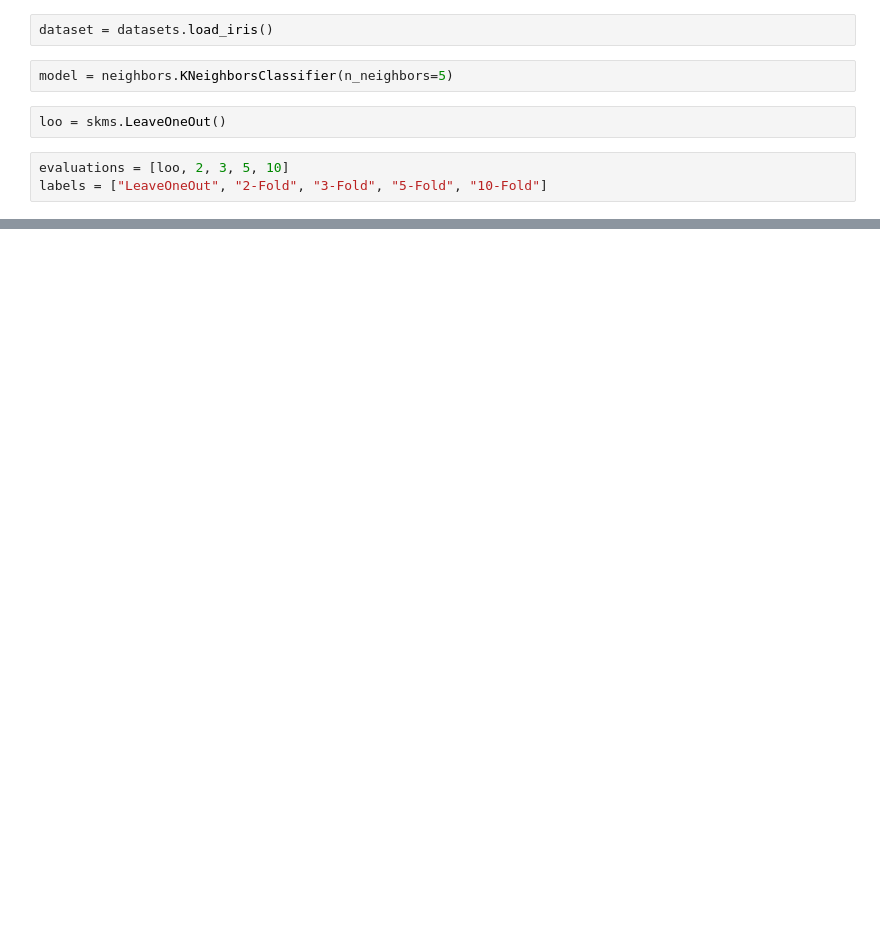
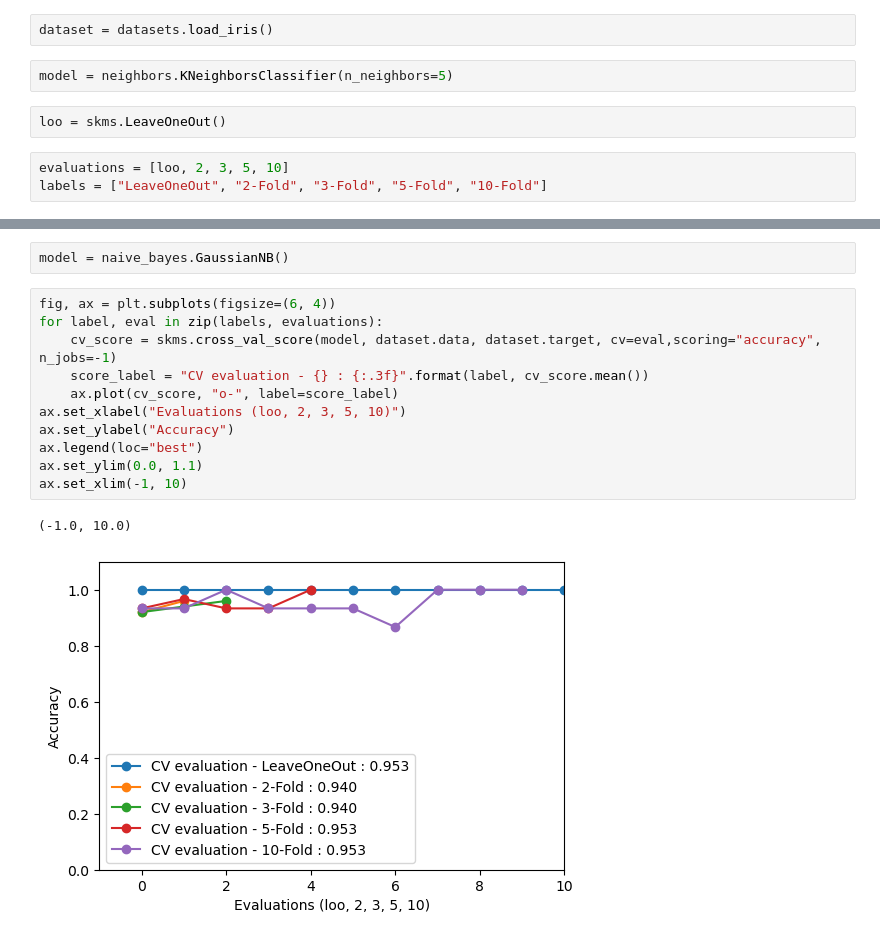
Before and after one commit to vibhatsu08/machine-learning-playground, a Jupyter notebook: comparing_leave_one_out_CV.ipynb, the cells around one changed output, grey strips where cells are left out. Saved outputs shown, nothing was run; the diff lists cells and outputs as text; blank space fills up the shorter version.

Commit message:
Compared the evaluation techniques leave one out, with 2-fold, 3-fold, 5-fold and 10-fold on the iris dataset using the KNeighborsClassifier model and the GaussianNB models.

```diff
--- a/comparing_leave_one_out_CV.ipynb
+++ b/comparing_leave_one_out_CV.ipynb
@@ -31,0 +32,16 @@ ax.set_xlim(-1, 10.1)
+# %%
+model = naive_bayes.GaussianNB()
+# %%
+fig, ax = plt.subplots(figsize=(6, 4))
+for label, eval in zip(labels, evaluations):
+    cv_score = skms.cross_val_score(model, dataset.data, dataset.target, cv=eval,scoring="accuracy", n_jobs=-1)
+    score_label = "CV evaluation - {} : {:.3f}".format(label, cv_score.mean())
+    ax.plot(cv_score, "o-", label=score_label)
+ax.set_xlabel("Evaluations (loo, 2, 3, 5, 10)")
+ax.set_ylabel("Accuracy")
+ax.legend(loc="best")
+ax.set_ylim(0.0, 1.1)
+ax.set_xlim(-1, 10)
+# %% [output]
+(-1.0, 10.0)
+[figure, added]
```
Also changed, not shown: parts of 2 cells of this notebook.
